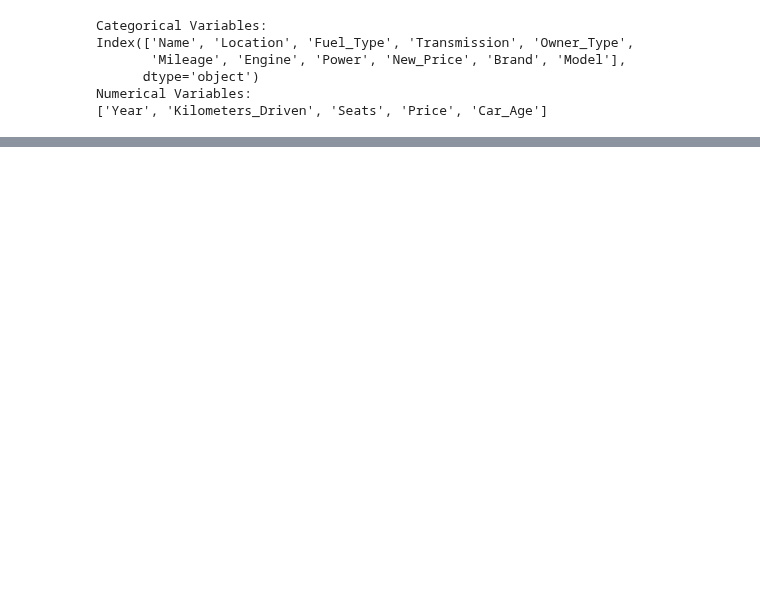
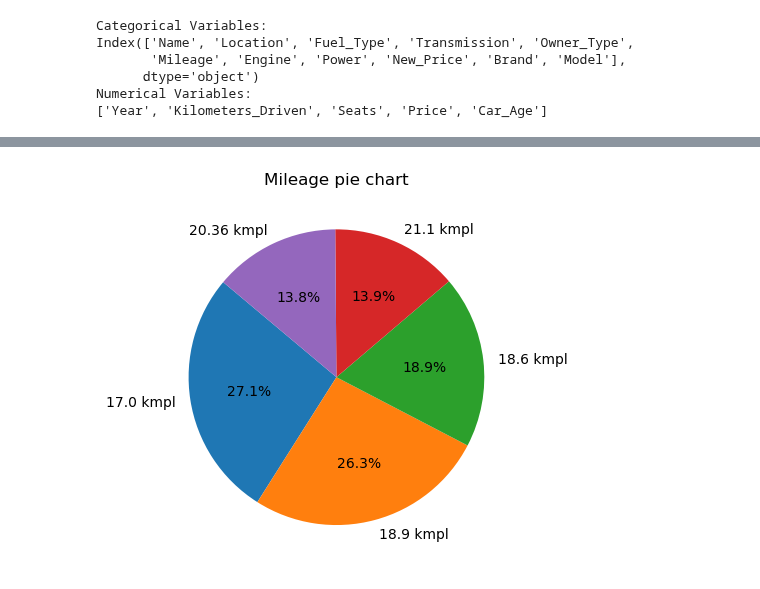
Before and after one commit to dhongaderushikesh/Machine-Learning-Lab, a Jupyter notebook: Ass_01.ipynb, the cells around one changed output, grey strips where cells are left out. Cells and saved outputs as stored; diff of their text form; code cells hidden in the pictures; blank space fills up the shorter version.

```diff
--- a/Ass_01.ipynb
+++ b/Ass_01.ipynb
@@ -235,0 +325,13 @@ data.head()
+# %%
+import matplotlib.pyplot as plt
+
+labels = ['17.0 kmpl', '18.9 kmpl', '18.6 kmpl', '21.1 kmpl', '20.36 kmpl']
+counts = [207, 201, 144, 106, 105]
+
+plt.pie(counts, labels=labels, autopct='%1.1f%%', startangle=140)
+
+plt.title('Mileage pie chart')
+
+plt.show()
+# %% [output]
+[figure, added]
```
Also changed, not shown: parts of 13 cells of this notebook.
